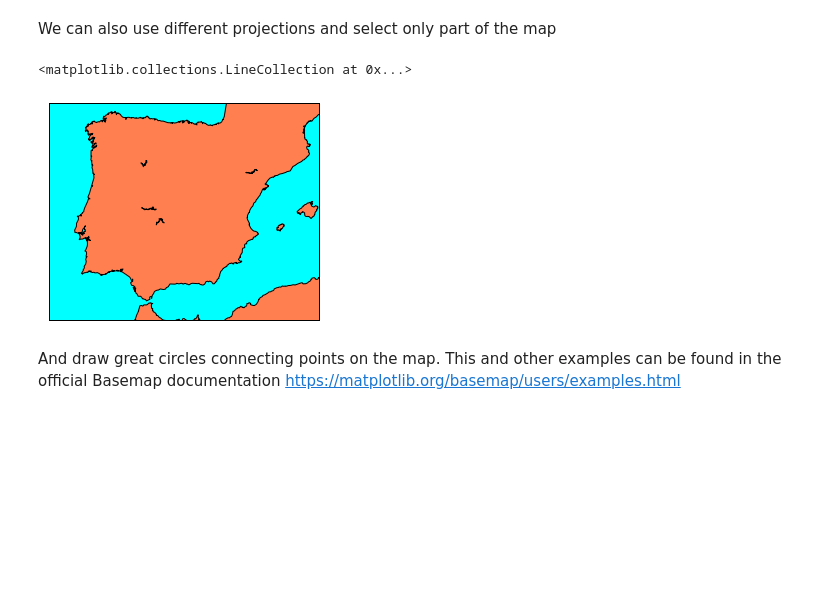
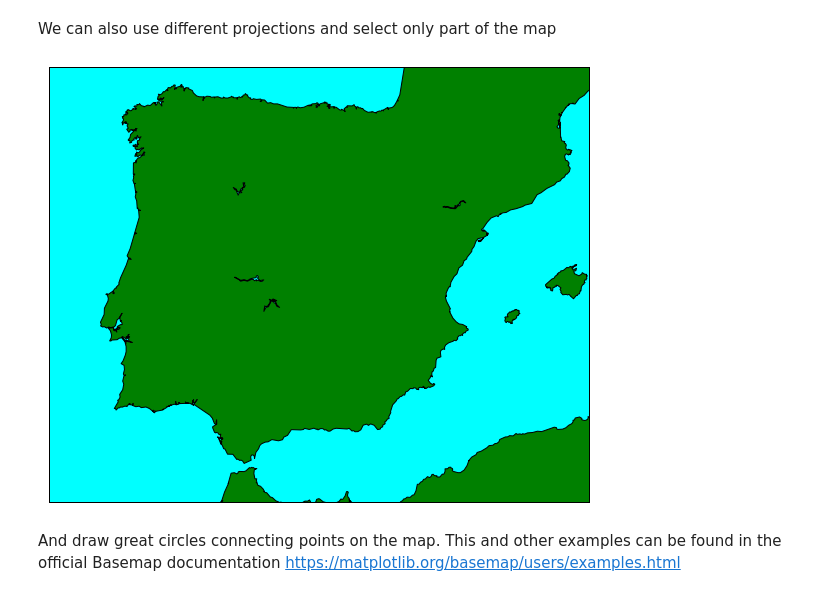
Before and after one commit to DataForScience/DataViz, a Jupyter notebook: Part II - Mapping.ipynb, the cells around one changed output. Saved outputs shown, nothing was run; the diff lists cells and outputs as text; code cells hidden in the pictures; blank space fills up the shorter version.

```diff
--- a/Part II - Mapping.ipynb
+++ b/Part II - Mapping.ipynb
@@ -282,13 +291,13 @@ We can also use different projections and select only part of the map
 # %%
 map = Basemap(llcrnrlon=-10.5,llcrnrlat=35,urcrnrlon=4.,urcrnrlat=44.,
              resolution='i', projection='tmerc', lat_0 = 39.5, lon_0 = -3.25)
 
-map.drawmapboundary(fill_color='aqua')
-map.fillcontinents(color='coral',lake_color='aqua')
+map.drawmapboundary(fill_color='cyan')
+map.fillcontinents(color='green',lake_color='aqua')
 map.drawcoastlines()
+plt.gcf().set_size_inches(11, 8)
 # %% [output]
-<matplotlib.collections.LineCollection at 0x...>
-[figure, old version]
+[figure, new version]
 # %% [markdown]
 And draw great circles connecting points on the map. This and other examples can be found in the official Basemap documentation https://matplotlib.org/basemap/users/examples.html
 # %%
```
Also changed, not shown: parts of 11 cells of this notebook, 5 other files.
